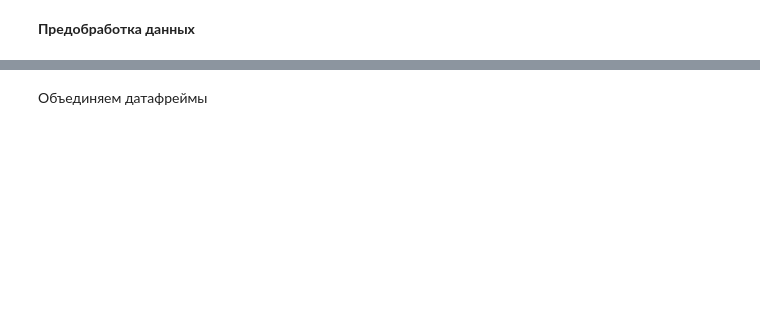
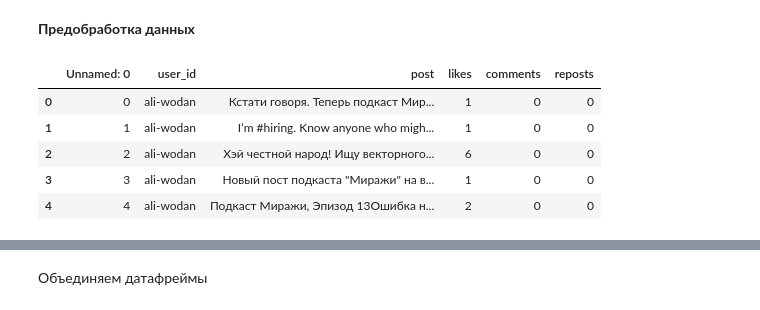
Before and after one commit to krasnoturinsk/linkedin_hackathon, a Jupyter notebook: src/do_text.ipynb, the cells around one changed output, grey strips where cells are left out. Drawn from its saved outputs; the diff is of its cells as text; code cells hidden in the pictures; blank space fills up the shorter version.

```diff
--- a/src/do_text.ipynb
+++ b/src/do_text.ipynb
@@ -68,6 +68,33 @@ def remove_emojis(text):
 
 # удаляем эмодзи из постов
 posts['post'] = posts['post'].apply(lambda x: remove_emojis(x) if pd.notnull(x) else x)
+# %%
+# удалим посты на украинском языке
+
+# определяем шаблон для украинских символов (по специфичным для данного языка символам)
+ukrainian_pattern = r'[ЄєІіЇїҐґ]'
+
+# создаем маску, указывающую строки, в которых столбец "post" содержит текст на украинском языке
+mask = posts['post'].str.contains(ukrainian_pattern, regex=True, na=False)
+
+# сохраняем в датафрейме только строки, в которых маска имеет значение False
+posts = posts[~mask]
+
+
+# определяем шаблон для украинских символов
+# ukrainian_pattern = r'[ЄєІіЇїҐґ]'
+
+# # сохраняем в датафрейме только те строки, в которых столбец "post" не содержит текста на украинском языке
+# posts = posts[~posts['post'].str.contains(ukrainian_pattern, regex=True, na=False)]
+# %%
+posts.head()
+# %% [output]
+|  | Unnamed: 0 | user_id | post | likes | comments | reposts |
+| 0 | 0 | ali-wodan | Кстати говоря. Теперь подкаст Мир... | 1 | 0 | 0 |
+| 1 | 1 | ali-wodan | I’m #hiring. Know anyone who migh... | 1 | 0 | 0 |
+| 2 | 2 | ali-wodan | Хэй честной народ! Ищу векторного... | 6 | 0 | 0 |
+| 3 | 3 | ali-wodan | Новый пост подкаста "Миражи" на в... | 1 | 0 | 0 |
+| 4 | 4 | ali-wodan | Подкаст Миражи, Эпизод 13Ошибка н... | 2 | 0 | 0 |
 # %%
 # функция лемматизации текста
 morph = pymorphy2.MorphAnalyzer()
```
Also changed, not shown: parts of 13 cells of this notebook, 3 other files.
